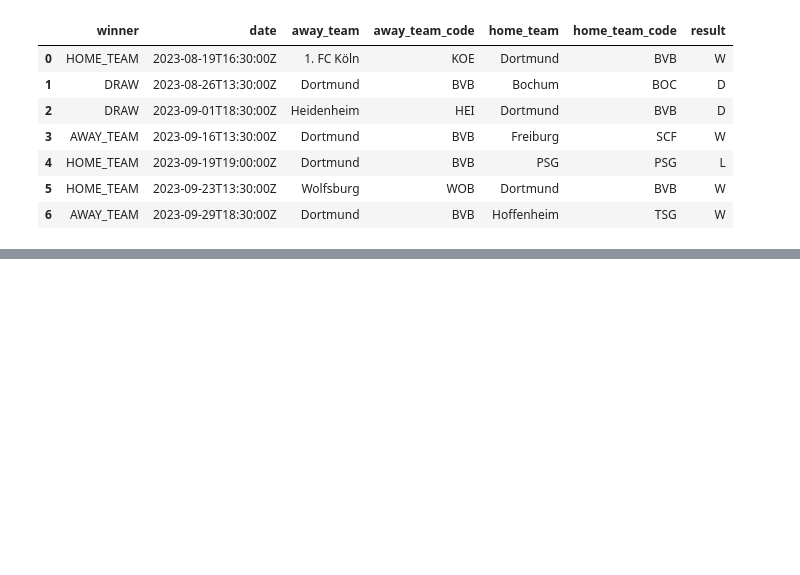
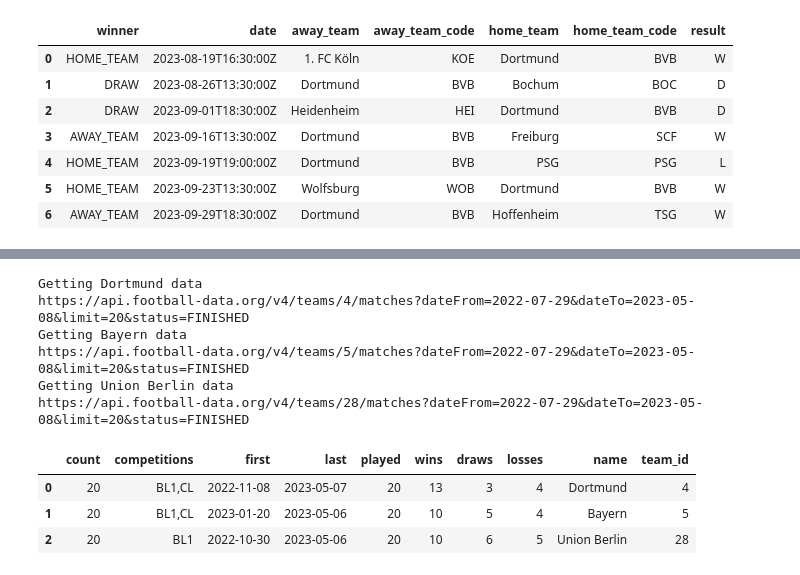
Before and after one commit to GuillermoIzquierdo/NimbusAcademyProject, a Jupyter notebook: Notebooks/football_api.ipynb, the cells around one changed output, grey strips where cells are left out. Cells and saved outputs as stored; diff of their text form; code cells hidden in the pictures; blank space fills up the shorter version.

```diff
--- a/Notebooks/football_api.ipynb
+++ b/Notebooks/football_api.ipynb
@@ -541,0 +963,20 @@ dortmund_df
+# %%
+team_ids_dict_test = {
+    'Dortmund': 4,
+    'Bayern': 5,
+    'Union Berlin': 28
+    }
+# %%
+df = get_team_stats(team_ids_dict_test)
+df
+# %% [output]
+Getting Dortmund data
+https://api.football-data.org/v4/teams/4/matches?dateFrom=2022-07-29&dateTo=2023-05-08&limit=20&status=FINISHED
+Getting Bayern data
+https://api.football-data.org/v4/teams/5/matches?dateFrom=2022-07-29&dateTo=2023-05-08&limit=20&status=FINISHED
+Getting Union Berlin data
+https://api.football-data.org/v4/teams/28/matches?dateFrom=2022-07-29&dateTo=2023-05-08&limit=20&status=FINISHED
+|  | count | competitions | first | last | played | wins | draws | losses | name | team_id |
+| 0 | 20 | BL1,CL | 2022-11-08 | 2023-05-07 | 20 | 13 | 3 | 4 | Dortmund | 4 |
+| 1 | 20 | BL1,CL | 2023-01-20 | 2023-05-06 | 20 | 10 | 5 | 4 | Bayern | 5 |
+| 2 | 20 | BL1 | 2022-10-30 | 2023-05-06 | 20 | 10 | 6 | 5 | Union Berlin | 28 |
```
Also changed, not shown: parts of 18 cells of this notebook, 7 other files.
